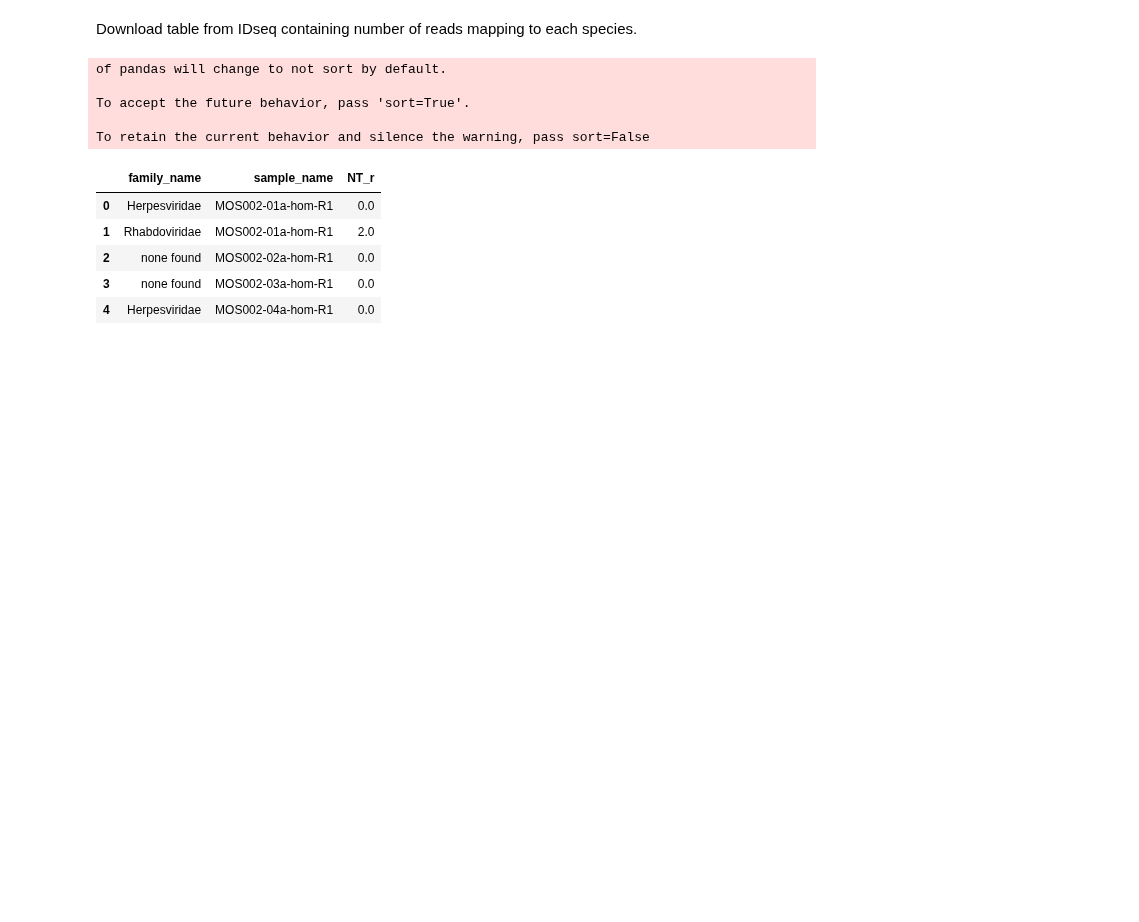
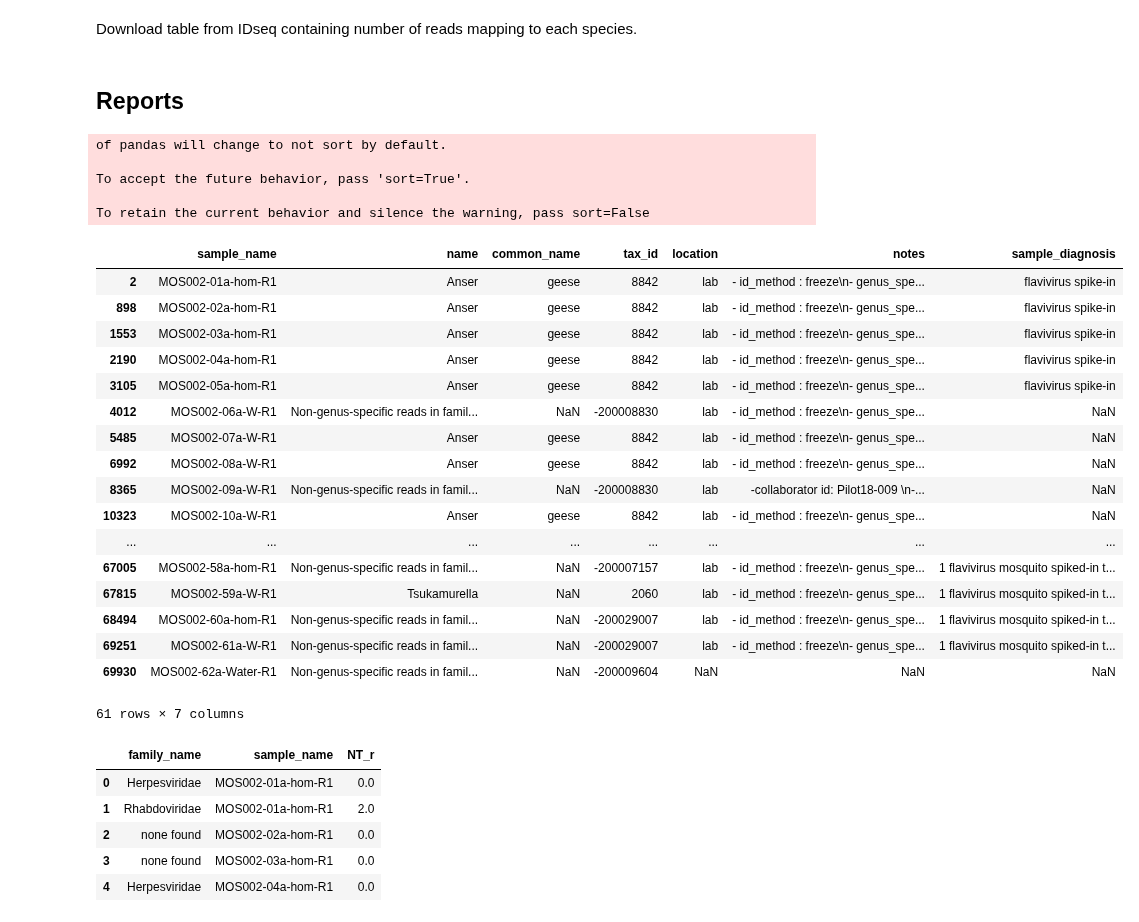
Before and after one commit to czbiohub-sf/california-mosquito-study, a Jupyter notebook: analysis/cdc_pilot/prelim_analysis.ipynb, the cells around one changed output. Drawn from its saved outputs; the diff is of its cells as text; code cells hidden in the pictures; blank space fills up the shorter version.

```diff
--- a/analysis/cdc_pilot/prelim_analysis.ipynb
+++ b/analysis/cdc_pilot/prelim_analysis.ipynb
@@ -35,13 +19,38 @@ report_dir = "../../data/MOS002_reports"
 sample_table_csv = "../../data/MOS002_sample-table.csv"
 # %%
 sample_table = pd.read_csv(sample_table_csv)
+# %% [markdown]
+## Reports
 # %%
 report_csv = report_dir+"/"+sample_table.sample_name+"_report.csv"
 reports = pd.concat([pd.read_csv(x).assign(sample_name=os.path.basename(x).replace("_report.csv", "")) for x in report_csv])
-reports_viruses = reports[(reports.category_name=="Viruses") & (reports.tax_level==2)]
+reports = pd.merge(reports, sample_table[['sample_name', 'total_reads', 'nonhost_reads', 'nonhost_reads_percent', 'ercc_reads', 'tissue_type', 'location', 'notes', 'sample_diagnosis']], how='left', on='sample_name')
 # %% [output]
 of pandas will change to not sort by default.
 
 To accept the future behavior, pass 'sort=True'.
 
 To retain the current behavior and silence the warning, pass sort=False
+# %%
+bloodmeal_top_perc_id = reports[(reports.category_name=="Eukaryota") & (reports.tax_level==2)].groupby(['sample_name']).head(5).groupby(['sample_name']).agg({'NR_percentidentity':'max'}).rename({'NR_percentidentity':'max_NR_percentidentity'}, axis='columns')
+bloodmeal_df = pd.merge(reports, bloodmeal_top_perc_id, how='left', on=['sample_name'])
+bloodmeal_df[bloodmeal_df['NR_percentidentity']==bloodmeal_df['max_NR_percentidentity']].groupby(['sample_name']).head(1)[['sample_name', 'name', 'common_name', 'tax_id', 'location', 'notes', 'sample_diagnosis']]
+# %% [output]
+|  | sample_name | name | common_name | tax_id | location | notes | sample_diagnosis |
+| 2 | MOS002-01a-hom-R1 | Anser | geese | 8842 | lab | - id_method : freeze\n- genus_spe... | flavivirus spike-in |
+| 898 | MOS002-02a-hom-R1 | Anser | geese | 8842 | lab | - id_method : freeze\n- genus_spe... | flavivirus spike-in |
+| 1553 | MOS002-03a-hom-R1 | Anser | geese | 8842 | lab | - id_method : freeze\n- genus_spe... | flavivirus spike-in |
+| 2190 | MOS002-04a-hom-R1 | Anser | geese | 8842 | lab | - id_method : freeze\n- genus_spe... | flavivirus spike-in |
+| 3105 | MOS002-05a-hom-R1 | Anser | geese | 8842 | lab | - id_method : freeze\n- genus_spe... | flavivirus spike-in |
+| 4012 | MOS002-06a-W-R1 | Non-genus-specific reads in famil... | NaN | -200008830 | lab | - id_method : freeze\n- genus_spe... | NaN |
+| 5485 | MOS002-07a-W-R1 | Anser | geese | 8842 | lab | - id_method : freeze\n- genus_spe... | NaN |
+| 6992 | MOS002-08a-W-R1 | Anser | geese | 8842 | lab | - id_method : freeze\n- genus_spe... | NaN |
+| 8365 | MOS002-09a-W-R1 | Non-genus-specific reads in famil... | NaN | -200008830 | lab | -collaborator id: Pilot18-009 \n-... | NaN |
+| 10323 | MOS002-10a-W-R1 | Anser | geese | 8842 | lab | - id_method : freeze\n- genus_spe... | NaN |
+| ... | ... | ... | ... | ... | ... | ... | ... |
+| 67005 | MOS002-58a-hom-R1 | Non-genus-specific reads in famil... | NaN | -200007157 | lab | - id_method : freeze\n- genus_spe... | 1 flavivirus mosquito spiked-in t... |
+| 67815 | MOS002-59a-W-R1 | Tsukamurella | NaN | 2060 | lab | - id_method : freeze\n- genus_spe... | 1 flavivirus mosquito spiked-in t... |
+| 68494 | MOS002-60a-hom-R1 | Non-genus-specific reads in famil... | NaN | -200029007 | lab | - id_method : freeze\n- genus_spe... | 1 flavivirus mosquito spiked-in t... |
+| 69251 | MOS002-61a-W-R1 | Non-genus-specific reads in famil... | NaN | -200029007 | lab | - id_method : freeze\n- genus_spe... | 1 flavivirus mosquito spiked-in t... |
+| 69930 | MOS002-62a-Water-R1 | Non-genus-specific reads in famil... | NaN | -200009604 | NaN | NaN | NaN |
+61 rows × 7 columns
```
Also changed, not shown: parts of 3 cells of this notebook, 7 other files.
